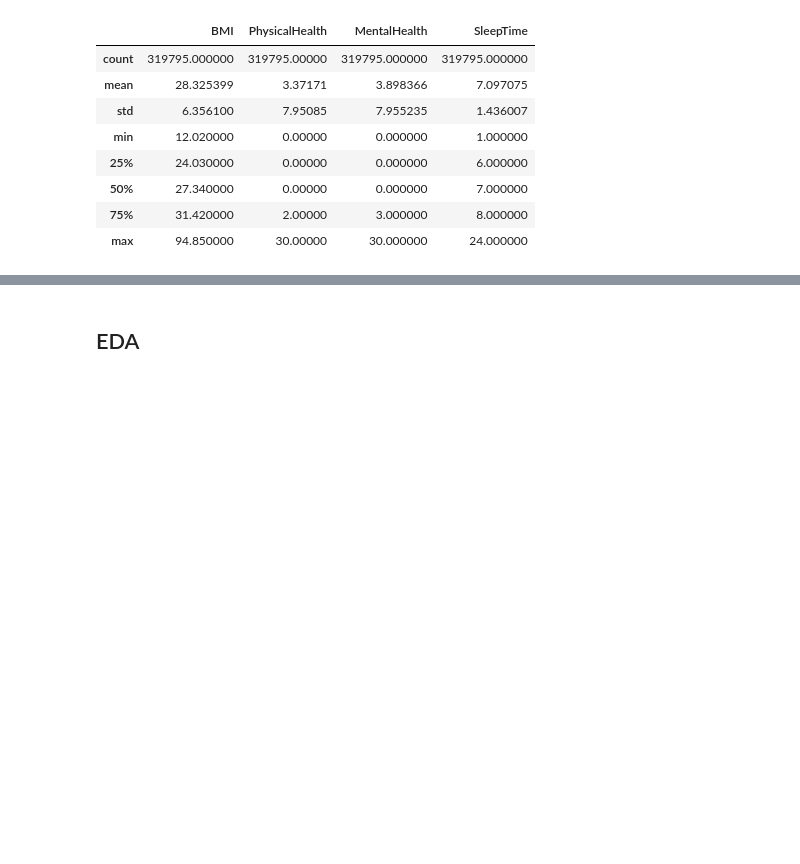
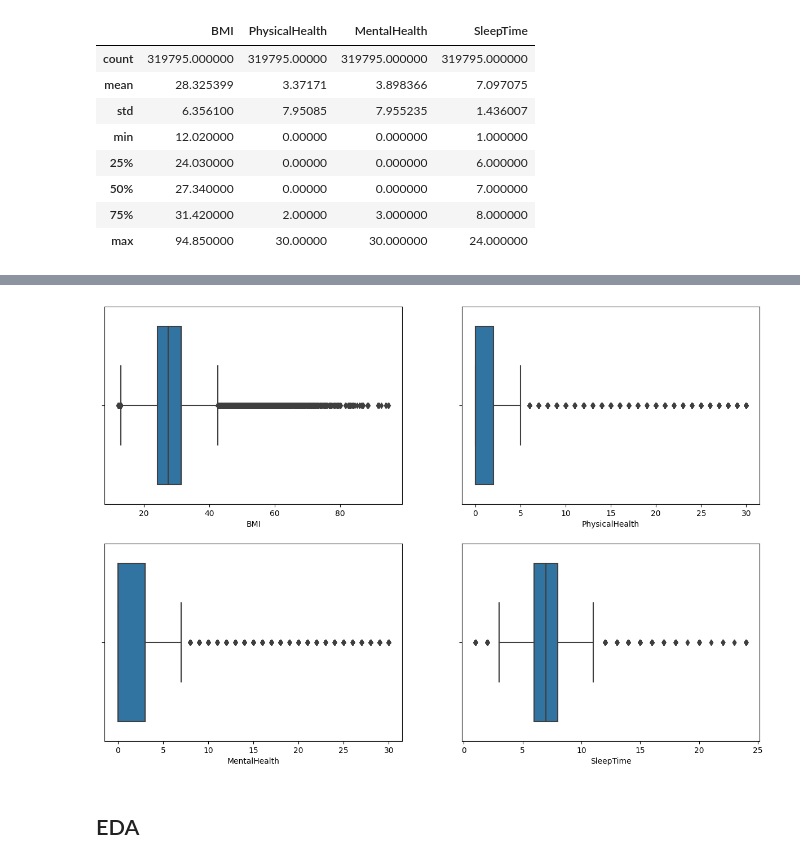
Before and after one commit to nour-aldin/Heart-Disease-Detection, a Jupyter notebook: code/Data Visualization.ipynb, the cells around one changed output, grey strips where cells are left out. Saved outputs shown, nothing was run; the diff lists cells and outputs as text; code cells hidden in the pictures; blank space fills up the shorter version.

```diff
--- a/code/Data Visualization.ipynb
+++ b/code/Data Visualization.ipynb
@@ -105,3 +117,13 @@ for col in arr:
+# %%
+# show boxplot for BMI, PhysicalHealth, MentalHealth, SleepTime in one subplot
+fig, axes = plt.subplots(2, 2, figsize=(15, 10))
+sns.boxplot(ax=axes[0, 0], data=data, x='BMI')
+sns.boxplot(ax=axes[0, 1], data=data, x='PhysicalHealth')
+sns.boxplot(ax=axes[1, 0], data=data, x='MentalHealth')
+sns.boxplot(ax=axes[1, 1], data=data, x='SleepTime')
+plt.show()
+# %% [output]
+[figure, added]
 # %% [markdown]
 ## EDA
 # %%
```
Also changed, not shown: parts of 2 cells of this notebook.
